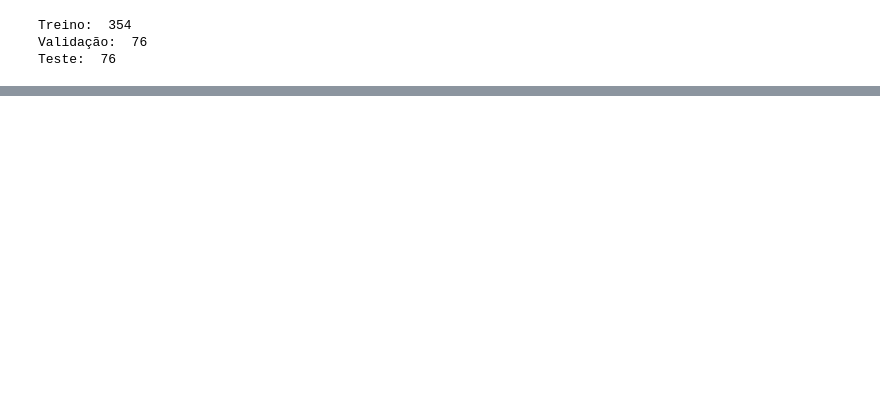
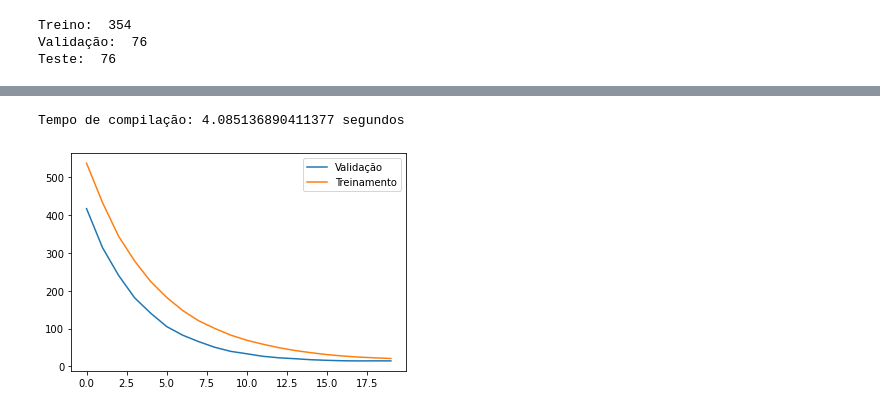
Before and after one commit to PatrickLdA/trabalho_final_IA, a Jupyter notebook: notebook.ipynb, the cells around one changed output, grey strips where cells are left out. Saved outputs shown, nothing was run; the diff lists cells and outputs as text; code cells hidden in the pictures; blank space fills up the shorter version.

```diff
--- a/notebook.ipynb
+++ b/notebook.ipynb
@@ -195,0 +244,38 @@ plt.legend()
+# %%
+X_train_bs, X_val_bs, X_test_bs = X_train[Feature_Selector.Subset().columns], X_val[Feature_Selector.Subset().columns], X_test[Feature_Selector.Subset().columns]
+# %%
+# Criação do modelo
+model = Sequential()
+
+# Camada de entrada
+model.add(Input(shape=(X_train_bs.shape[1],)))
+
+# Camada profunda
+model.add(Dense(5, activation='sigmoid'))
+
+#Camada de saída
+model.add(Dense(1, activation='linear'))
+# %%
+model.compile(optimizer=tf.keras.optimizers.Adamax(),
+              loss='mean_squared_error')
+# %%
+# Fit
+model_wrapper = lm.ModelWrapper(model)
+model_wrapper.compile(optimizer = tf.keras.optimizers.SGD(),
+                      loss = lm.MeanSquaredError(),
+                      metrics=['mean_squared_error']
+                      )
+
+scaler = MinMaxScaler(feature_range=(0, 1))
+X_train_edited = scaler.fit_transform(X_train_bs)
+X_val_edited = scaler.fit_transform(X_val_bs)
+
+stop_training = EarlyStoppingByLossVal()
+
+start_time = time.time()
+model_fitted = model_wrapper.fit(X_train_edited, y_train,
+                                 epochs=20,
+                                 validation_data=(X_val_edited, y_val),
+                                 #callbacks=[stop_training]
+                                 )
+end_time = time.time()
@@ -195,0 +300,9 @@ plt.legend()
+# %%
+plt.plot(model_fitted.history['val_loss'], label='Validação')
+plt.plot(model_fitted.history['mean_squared_error'], label='Treinamento')
+plt.legend()
+
+print(f'Tempo de compilação: {end_time - start_time} segundos')
+# %% [output]
+Tempo de compilação: 4.085136890411377 segundos
+[figure, added]
```
Also changed, not shown: parts of 11 cells of this notebook.
